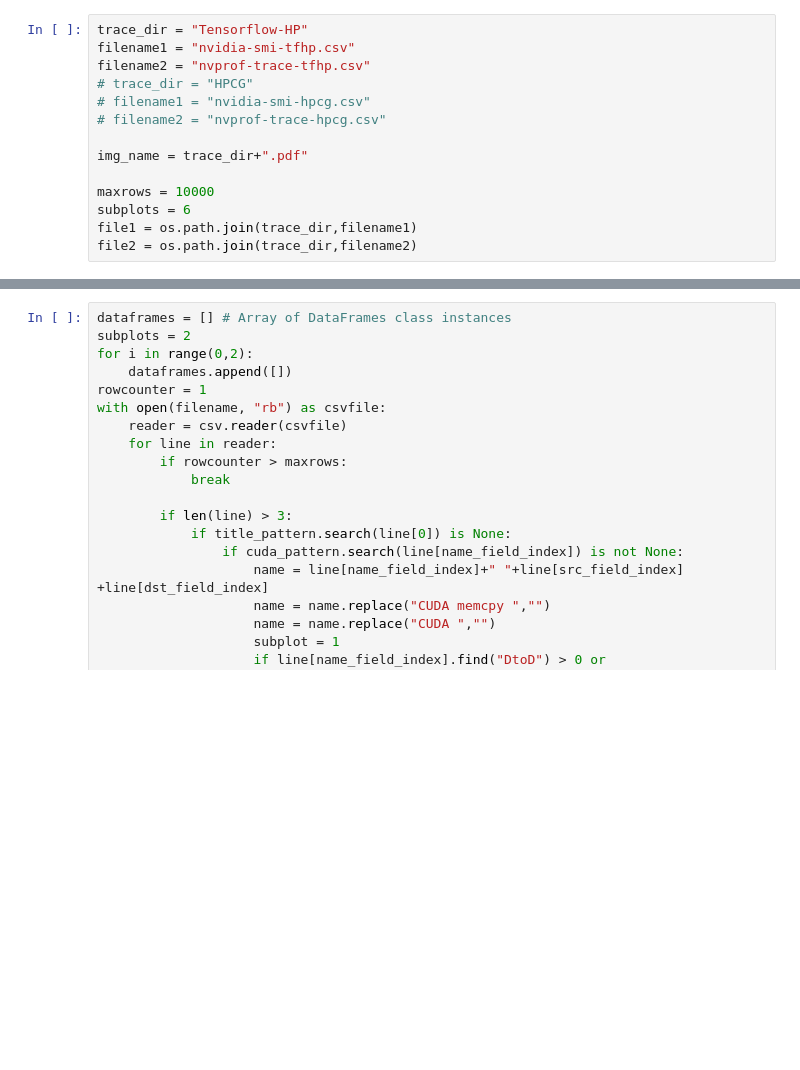
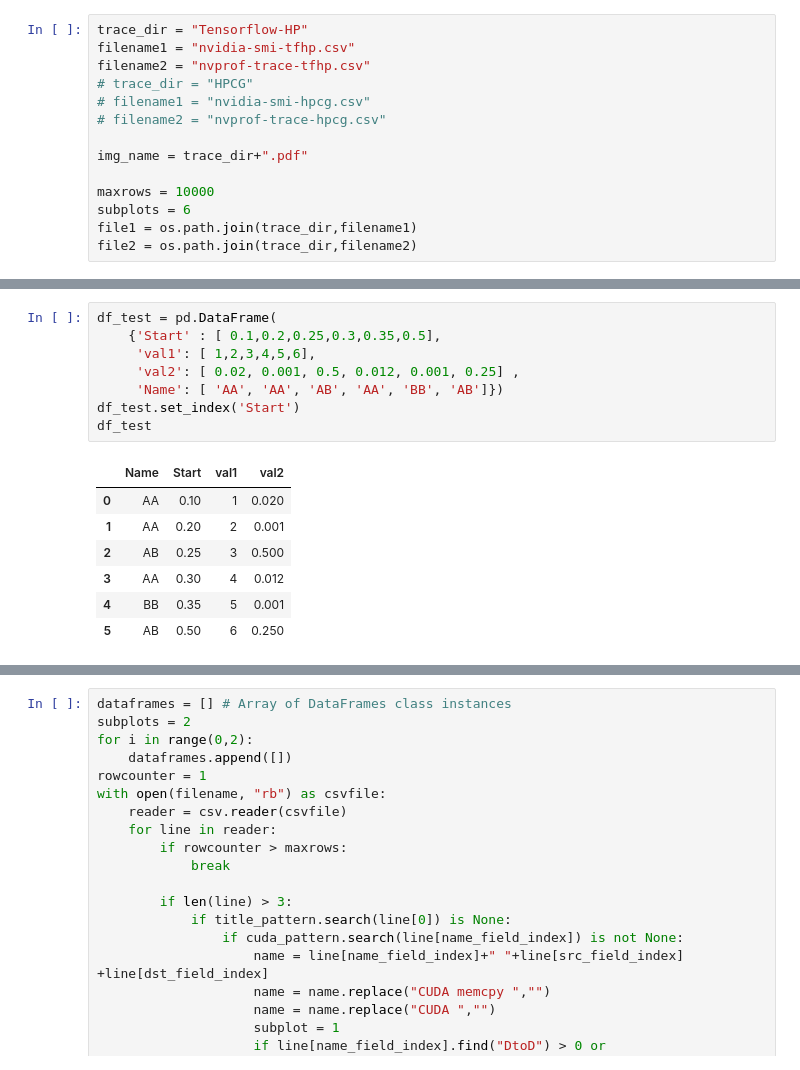
Before and after one commit to pyotr777/mlbenchmarks, a Jupyter notebook: plot traces resample.ipynb, the cells around one changed output, grey strips where cells are left out. Cells and saved outputs as stored; diff of their text form; blank space fills up the shorter version.

```diff
--- a/plot traces resample.ipynb
+++ b/plot traces resample.ipynb
@@ -73,0 +103,16 @@ Reading Tensorflow-HP/nvprof-trace-tfhp.csv
+# %%
+df_test = pd.DataFrame(
+    {'Start' : [ 0.1,0.2,0.25,0.3,0.35,0.5],
+     'val1': [ 1,2,3,4,5,6],
+     'val2': [ 0.02, 0.001, 0.5, 0.012, 0.001, 0.25] ,
+     'Name': [ 'AA', 'AA', 'AB', 'AA', 'BB', 'AB']})
+df_test.set_index('Start')
+df_test
+# %% [output]
+|  | Name | Start | val1 | val2 |
+| 0 | AA | 0.10 | 1 | 0.020 |
+| 1 | AA | 0.20 | 2 | 0.001 |
+| 2 | AB | 0.25 | 3 | 0.500 |
+| 3 | AA | 0.30 | 4 | 0.012 |
+| 4 | BB | 0.35 | 5 | 0.001 |
+| 5 | AB | 0.50 | 6 | 0.250 |
```
Also changed, not shown: parts of 18 cells of this notebook.
